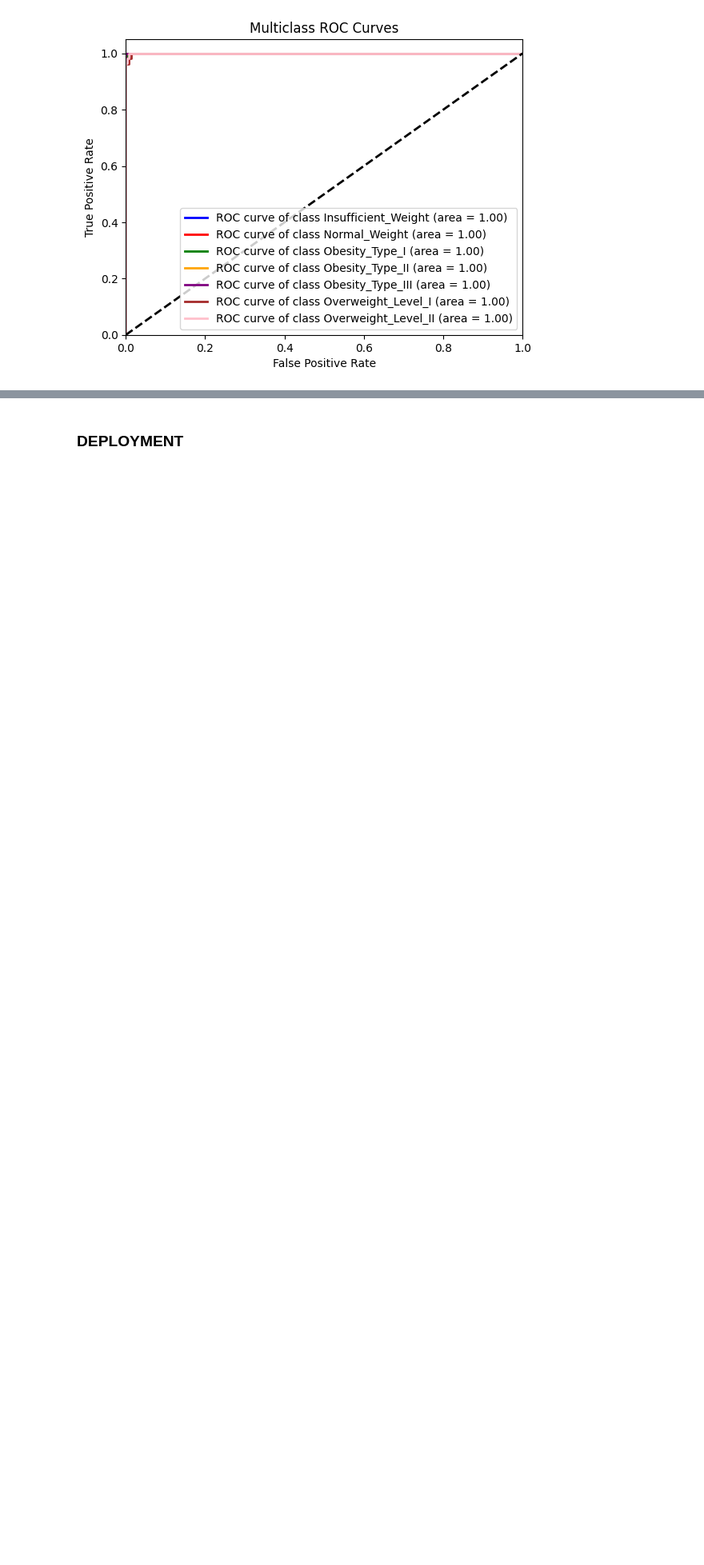
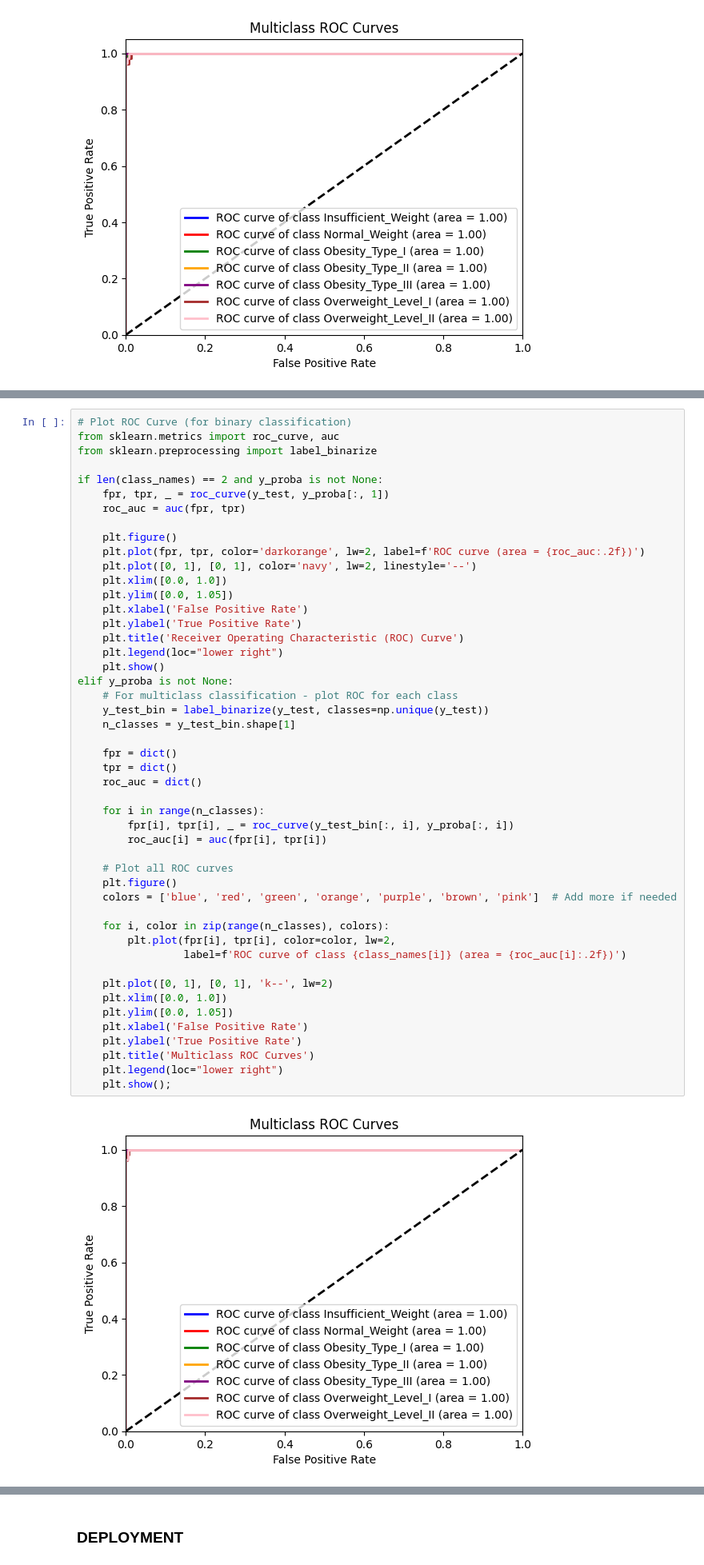
Before and after one commit to antan123/AAI_510_final_project, a Jupyter notebook: EDA_Feature_Engineering.ipynb, the cells around one changed output, grey strips where cells are left out. Shown at 80% size. Drawn from its saved outputs; the diff is of its cells as text; blank space fills up the shorter version.

```diff
--- a/EDA_Feature_Engineering.ipynb
+++ b/EDA_Feature_Engineering.ipynb
@@ -817,0 +971,50 @@ elif y_proba is not None:
+# %%
+# Plot ROC Curve (for binary classification)
+from sklearn.metrics import roc_curve, auc
+from sklearn.preprocessing import label_binarize
+
+if len(class_names) == 2 and y_proba is not None:
+    fpr, tpr, _ = roc_curve(y_test, y_proba[:, 1])
+    roc_auc = auc(fpr, tpr)
+
+    plt.figure()
+    plt.plot(fpr, tpr, color='darkorange', lw=2, label=f'ROC curve (area = {roc_auc:.2f})')
+    plt.plot([0, 1], [0, 1], color='navy', lw=2, linestyle='--')
+    plt.xlim([0.0, 1.0])
+    plt.ylim([0.0, 1.05])
+    plt.xlabel('False Positive Rate')
+    plt.ylabel('True Positive Rate')
+    plt.title('Receiver Operating Characteristic (ROC) Curve')
+    plt.legend(loc="lower right")
+    plt.show()
+elif y_proba is not None:
+    # For multiclass classification - plot ROC for each class
+    y_test_bin = label_binarize(y_test, classes=np.unique(y_test))
+    n_classes = y_test_bin.shape[1]
+
+    fpr = dict()
+    tpr = dict()
+    roc_auc = dict()
+
+    for i in range(n_classes):
+        fpr[i], tpr[i], _ = roc_curve(y_test_bin[:, i], y_proba[:, i])
+        roc_auc[i] = auc(fpr[i], tpr[i])
+
+    # Plot all ROC curves
+    plt.figure()
+    colors = ['blue', 'red', 'green', 'orange', 'purple', 'brown', 'pink']  # Add more if needed
+
+    for i, color in zip(range(n_classes), colors):
+        plt.plot(fpr[i], tpr[i], color=color, lw=2,
+                 label=f'ROC curve of class {class_names[i]} (area = {roc_auc[i]:.2f})')
+
+    plt.plot([0, 1], [0, 1], 'k--', lw=2)
+    plt.xlim([0.0, 1.0])
+    plt.ylim([0.0, 1.05])
+    plt.xlabel('False Positive Rate')
+    plt.ylabel('True Positive Rate')
+    plt.title('Multiclass ROC Curves')
+    plt.legend(loc="lower right")
+    plt.show();
+# %% [output]
+[figure, added]
```
Also changed, not shown: parts of 24 cells of this notebook.
